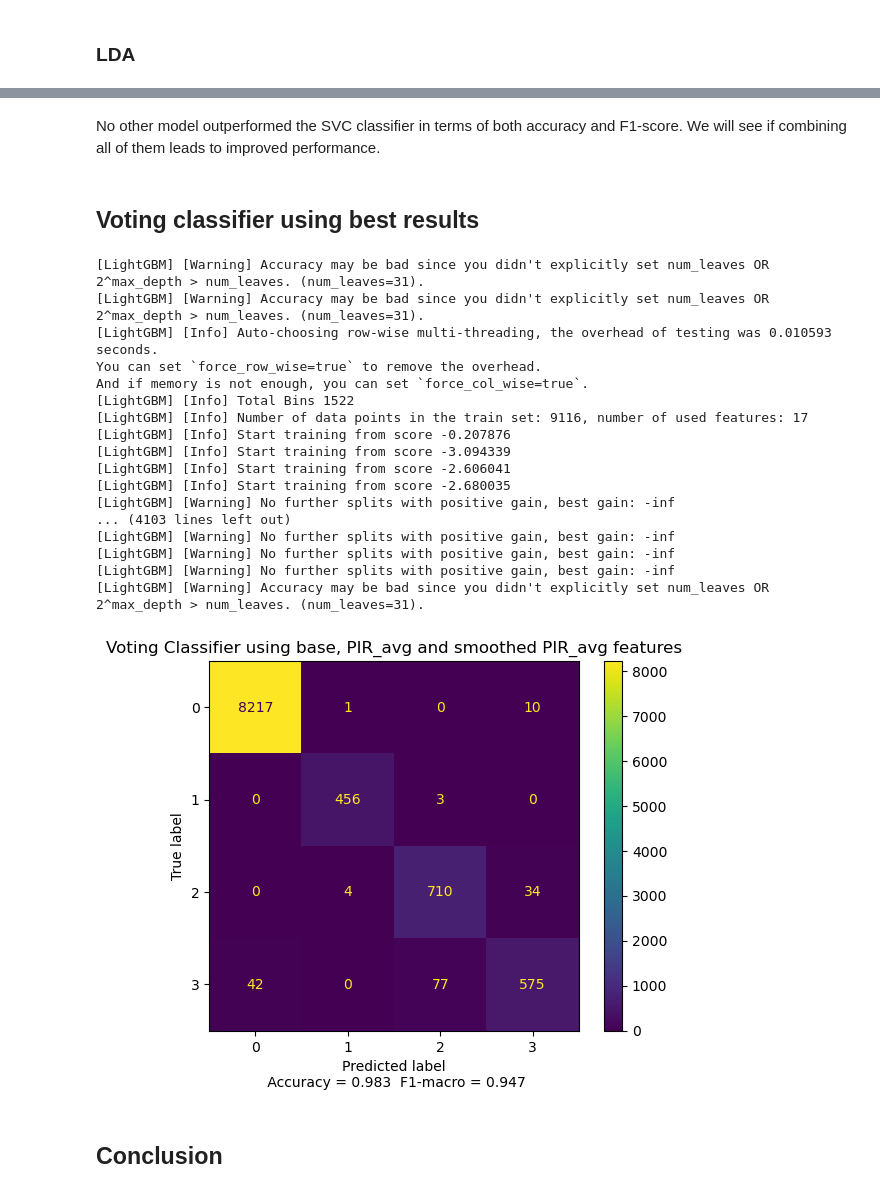
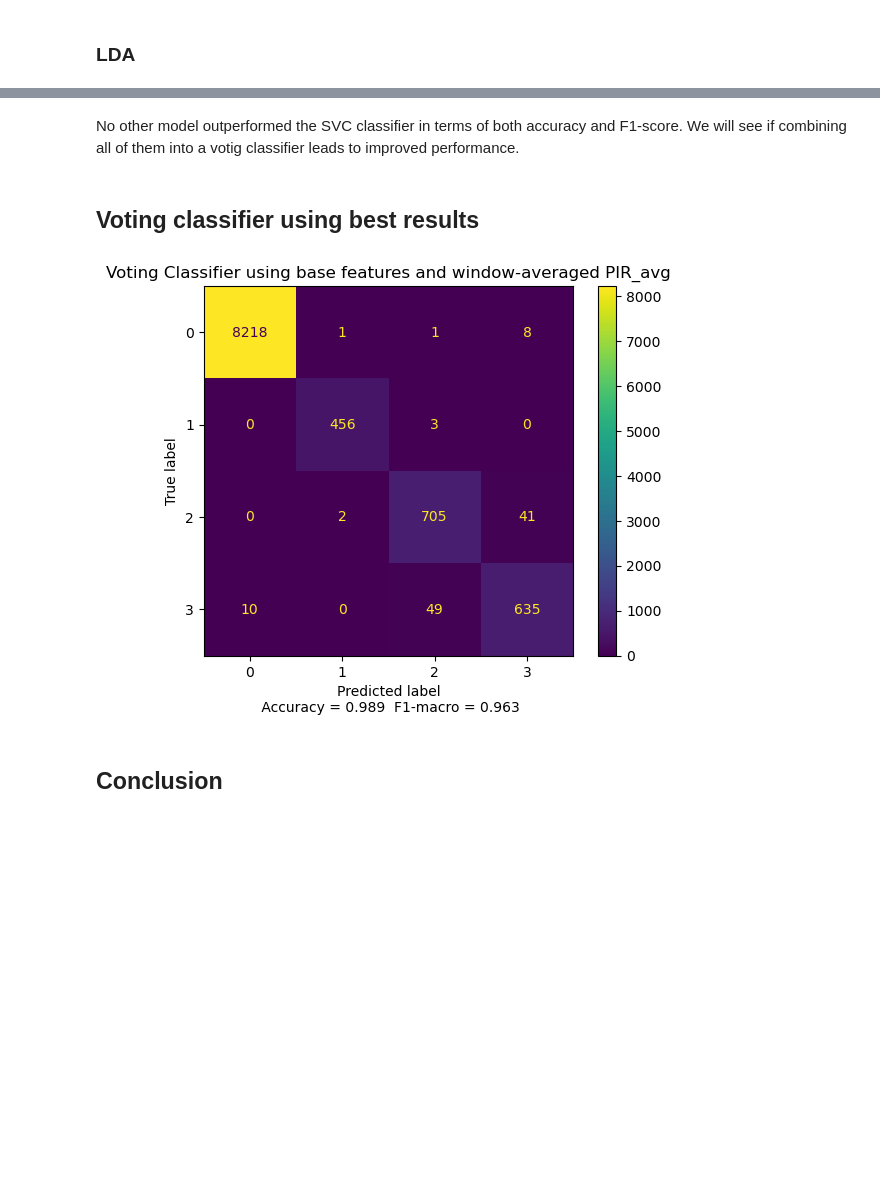
Before and after one commit to Clement-GRD/room_occupancy, a Jupyter notebook: room_occupancy.ipynb, the cells around one changed output, grey strips where cells are left out. Saved outputs shown, nothing was run; the diff lists cells and outputs as text; code cells hidden in the pictures; blank space fills up the shorter version.

Commit message:
Added text and model best parameters

```diff
--- a/room_occupancy.ipynb
+++ b/room_occupancy.ipynb
@@ -463,22 +455,22 @@ rf_pipeline = Pipeline([
     ('rfc', RandomForestClassifier())
 ])
 
-
+# # For random gridsearch
 # rf_random_grid = {'rfc__bootstrap': [True, False],
 #                'rfc__max_depth': [5,10, 20,50, 100, None],
 #                'rfc__max_features': [1.0, 'sqrt'],
-#                'rfc__min_samples_leaf': [ 2, 4,8],
+#                'rfc__min_samples_leaf': [ 2, 4, 8],
 #                'rfc__min_samples_split': [2, 5, 10],
-#                'rfc__n_estimators': [100, 200, 500,1000]}
+#                'rfc__n_estimators': [100, 200, 500, 1000]}
 
-rf_random_grid = {'rfc__bootstrap': [True],
-               'rfc__max_depth': [None],
+# Best params
+rf_random_grid = {'rfc__bootstrap': [False],
+               'rfc__max_depth': [5],
                'rfc__max_features': ['sqrt'],
-               'rfc__min_samples_leaf': [ 8],
-               'rfc__min_samples_split': [5],
-               'rfc__n_estimators': [100]}
+               'rfc__min_samples_leaf': [8],
+               'rfc__min_samples_split': [2],
+               'rfc__n_estimators': [200]}
 
-#grid = GridSearchCV(pipeline,param_grid,scoring='f1_macro',cv=10,n_jobs=-1)
 rf_grid = RandomizedSearchCV(rf_pipeline, rf_random_grid, n_iter = 200, cv = 10, n_jobs = -1,verbose=1)
 rf_grid.fit(X_avg_PIR,y)
 std_rf_best = rf_grid.best_estimator_
@@ -567,16 +500,18 @@ lgbm_pipeline= Pipeline([
         ('w_PIR',Window_Average(25),PIR_features)],
         remainder='passthrough')),
    ('scaler', StandardScaler()),
-   ('lgbm', LGBMClassifier())
+   ('lgbm', LGBMClassifier(verbose=-1))
    ])
 
+# For gridsearch
 # lgbm_param_grid =  {
 #     'lgbm__num_leaves': [31,100],
 #     'lgbm__max_depth': [-1,5],
-#     'lgbm__learning_rate' : [0.1,0.05],
-#     'lgbm__n_estimators': [100,50]
+#     'lgbm__learning_rate' : [0.2,0.1,0.05],
+#     'lgbm__n_estimators': [50,100,200]
 #     }
 
+# Best params
 lgbm_param_grid =  {
     'lgbm__num_leaves': [31],
     'lgbm__max_depth': [5],
@@ -584,13 +519,8 @@ lgbm_param_grid =  {
     'lgbm__n_estimators': [100]
     }
 # %%
-lgbm_grid = GridSearchCV(
-    estimator = lgbm_pipeline,
-    param_grid = lgbm_param_grid,
-    scoring = 'f1_macro',
-    n_jobs = -1,
-    cv = 10,
-    verbose = 0,
-)
+lgbm_grid = GridSearchCV(estimator=lgbm_pipeline, param_grid=lgbm_param_grid, scoring='f1_macro', n_jobs=-1, cv = 10, verbose = 0)
 lgbm_grid_fit = lgbm_grid.fit(X_avg_PIR,y)
+std_lgbm_best = lgbm_grid.best_estimator_
+std_lgbm_best
 # %% [output]
@@ -656,31 +555,14 @@ plot_confusion_acc_f1(y,lda_predictions,'LDA using base, PIR_avg and smoothed PI
 # %% [markdown]
-No other model outperformed the SVC classifier in terms of both accuracy and F1-score. We will see if combining all of them leads to improved performance.
+No other model outperformed the SVC classifier in terms of both accuracy and F1-score. We will see if combining all of them into a votig classifier leads to improved performance.
 # %% [markdown]
 ## Voting classifier using best results
 # %%
-vc = VotingClassifier([('SVC',std_svc_best_3),('knn',std_knn_best_1),('rff',std_rf_best),('xgb',std_xgb_best),('lgbm',std_lgbm_best),('lda',lda_pipeline)],voting='hard')
+vc = VotingClassifier([('svc',std_svc_best_2),('knn',std_knn_best_1),('rff',std_rf_best),('lgbm',std_lgbm_best),('lda',lda_pipeline)],voting='hard')
 # %%
 predictions = cross_val_predict(vc,X_avg_PIR,y,cv=10,n_jobs=-1)
-plot_confusion_acc_f1(y,predictions,'Voting Classifier using base, PIR_avg and smoothed PIR_avg features')
+plot_confusion_acc_f1(y,predictions,'Voting Classifier using base features and window-averaged PIR_avg')
 # %% [output]
-[LightGBM] [Warning] Accuracy may be bad since you didn't explicitly set num_leaves OR 2^max_depth > num_leaves. (num_leaves=31).
-[LightGBM] [Warning] Accuracy may be bad since you didn't explicitly set num_leaves OR 2^max_depth > num_leaves. (num_leaves=31).
-[LightGBM] [Info] Auto-choosing row-wise multi-threading, the overhead of testing was 0.010593 seconds.
-You can set `force_row_wise=true` to remove the overhead.
-And if memory is not enough, you can set `force_col_wise=true`.
-[LightGBM] [Info] Total Bins 1522
-[LightGBM] [Info] Number of data points in the train set: 9116, number of used features: 17
-[LightGBM] [Info] Start training from score -0.207876
-[LightGBM] [Info] Start training from score -3.094339
-[LightGBM] [Info] Start training from score -2.606041
-[LightGBM] [Info] Start training from score -2.680035
-[LightGBM] [Warning] No further splits with positive gain, best gain: -inf
-... (4103 lines left out)
-[LightGBM] [Warning] No further splits with positive gain, best gain: -inf
-[LightGBM] [Warning] No further splits with positive gain, best gain: -inf
-[LightGBM] [Warning] No further splits with positive gain, best gain: -inf
-[LightGBM] [Warning] Accuracy may be bad since you didn't explicitly set num_leaves OR 2^max_depth > num_leaves. (num_leaves=31).
-[figure, old version]
+[figure, new version]
 # %% [markdown]
 ## Conclusion
 # %% [markdown]
```
Also changed, not shown: parts of 27 cells of this notebook.
